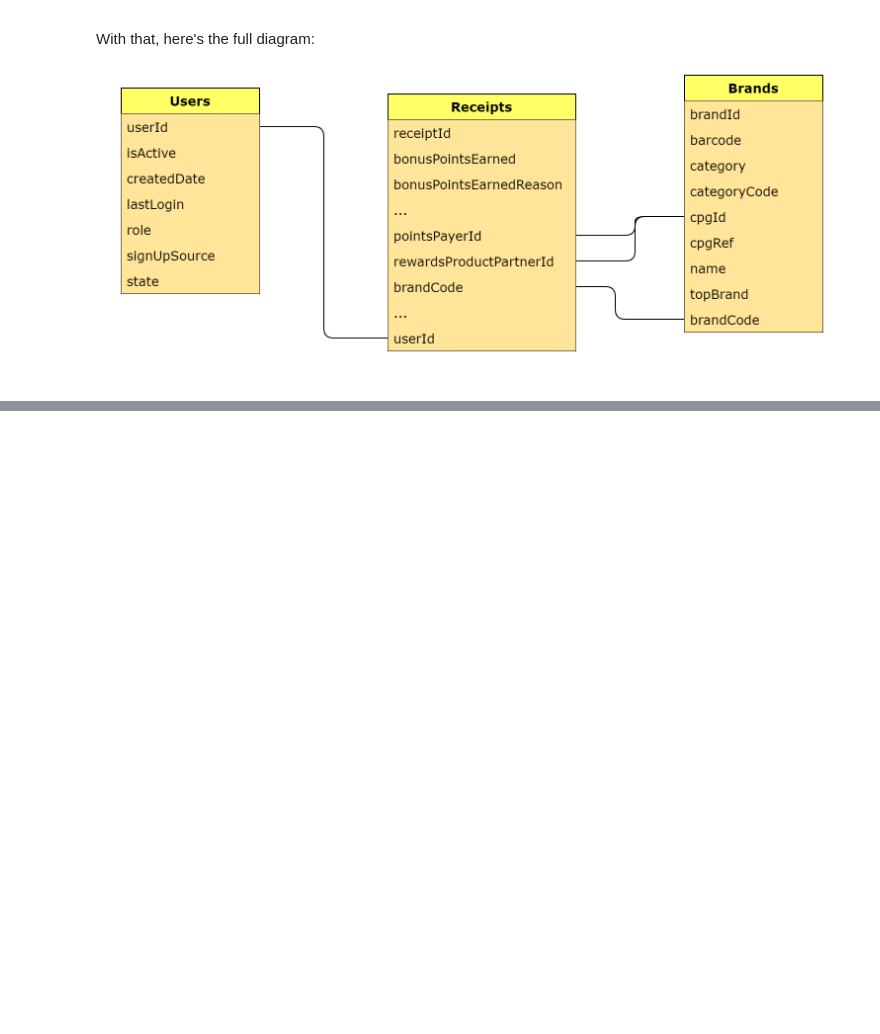
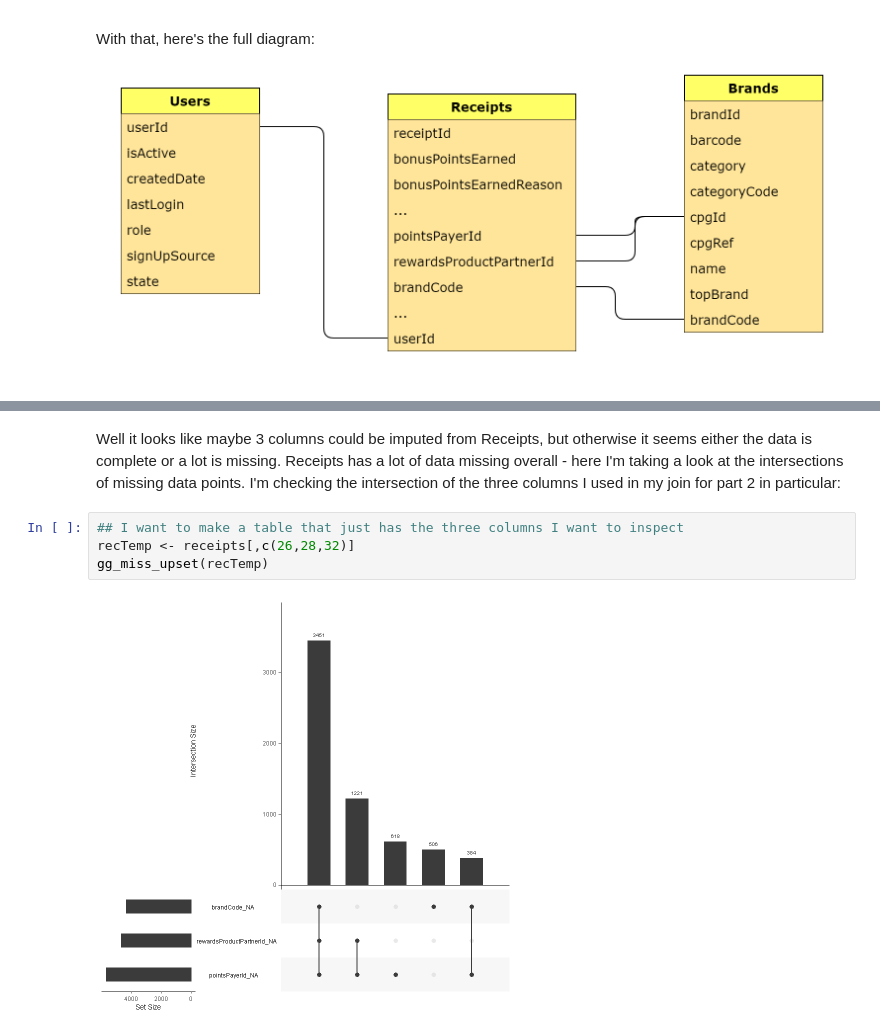
Before and after one commit to deannas101/Fetch_Data_Analyst, a Jupyter notebook: Raw Code/Data Analyst Application - Thought Process.ipynb, the cells around one changed output, grey strips where cells are left out. Cells and saved outputs as stored; diff of their text form; blank space fills up the shorter version.

```diff
--- a/Raw Code/Data Analyst Application - Thought Process.ipynb
+++ b/Raw Code/Data Analyst Application - Thought Process.ipynb
@@ -382,0 +278,8 @@ First things first.... remember what to look for....
+# %% [markdown]
+Well it looks like maybe 3 columns could be imputed from Receipts, but otherwise it seems either the data is complete or a lot is missing. Receipts has a lot of data missing overall - here I'm taking a look at the intersections of missing data points. I'm checking the intersection of the three columns I used in my join for part 2 in particular:
+# %%
+## I want to make a table that just has the three columns I want to inspect
+recTemp <- receipts[,c(26,28,32)]
+gg_miss_upset(recTemp)
+# %% [output]
+[figure, added]
```
Also changed, not shown: parts of 9 cells of this notebook, 3 other files.
